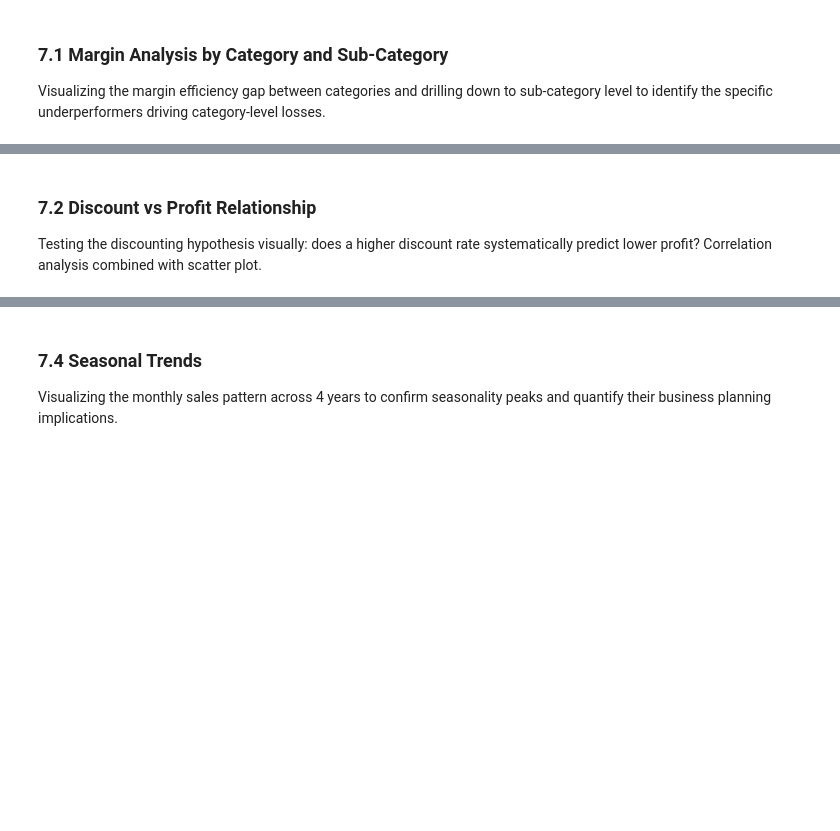
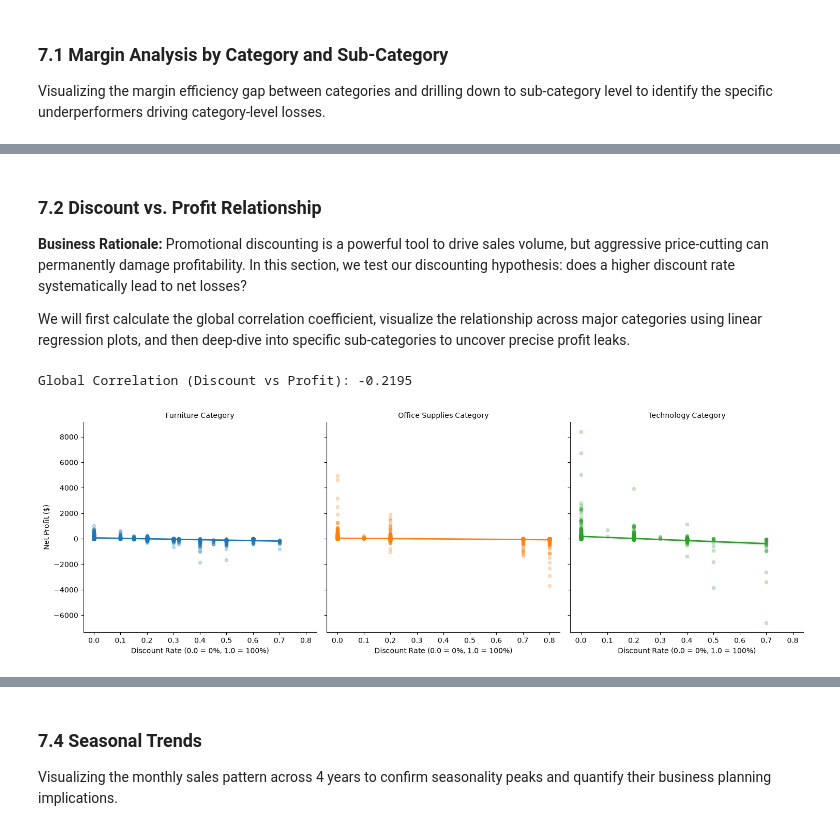
Before and after one commit to l7g/portfolio-data-analyst, a Jupyter notebook: project-1-superstore/notebook.ipynb, the cells around one changed output, grey strips where cells are left out. Drawn from its saved outputs; the diff is of its cells as text; code cells hidden in the pictures; blank space fills up the shorter version.

```diff
--- a/project-1-superstore/notebook.ipynb
+++ b/project-1-superstore/notebook.ipynb
@@ -403,3 +436,32 @@ Visualizing the margin efficiency gap between categories and drilling down to su
 # %% [markdown]
-### 7.2 Discount vs Profit Relationship
-Testing the discounting hypothesis visually: does a higher discount rate systematically predict lower profit? Correlation analysis combined with scatter plot.
+### 7.2 Discount vs. Profit Relationship
+
+**Business Rationale:**
+Promotional discounting is a powerful tool to drive sales volume, but aggressive price-cutting can permanently damage profitability. In this section, we test our discounting hypothesis: does a higher discount rate systematically lead to net losses?
+
+We will first calculate the global correlation coefficient, visualize the relationship across major categories using linear regression plots, and then deep-dive into specific sub-categories to uncover precise profit leaks.
+# %%
+global_corr = superstore_clean.profit.corr(superstore_clean.discount)
+print(f"Global Correlation (Discount vs Profit): {global_corr:.4f}\n")
+# %% [output]
+Global Correlation (Discount vs Profit): -0.2195
+# %%
+g = sns.lmplot(
+    data=superstore_clean,
+    x='discount',
+    y='profit',
+    col='category',
+    hue='category',
+    height=5,
+    aspect=1,
+    scatter_kws={'alpha': 0.25, 's': 20},
+    line_kws={'linewidth': 2}
+)
+
+g.set_axis_labels("Discount Rate (0.0 = 0%, 1.0 = 100%)", 'Net Profit ($)')
+g.set_titles("{col_name} Category")
+
+g.tight_layout()
+g.savefig('./figures/7.2_discount_vs_profit_macro.png')
+# %% [output]
+[figure, added]
```
Also changed, not shown: parts of 6 cells of this notebook, 3 other files.
